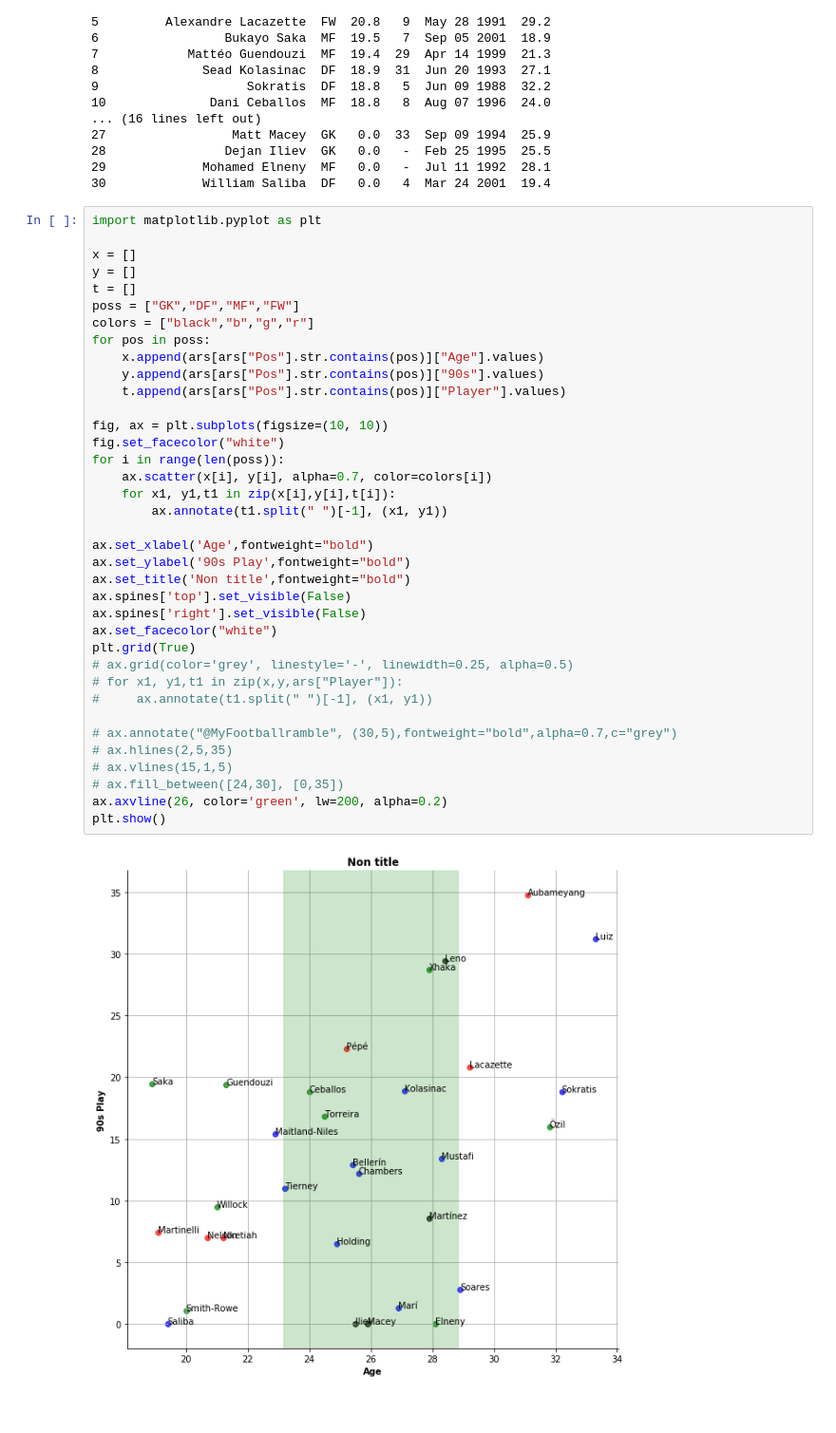
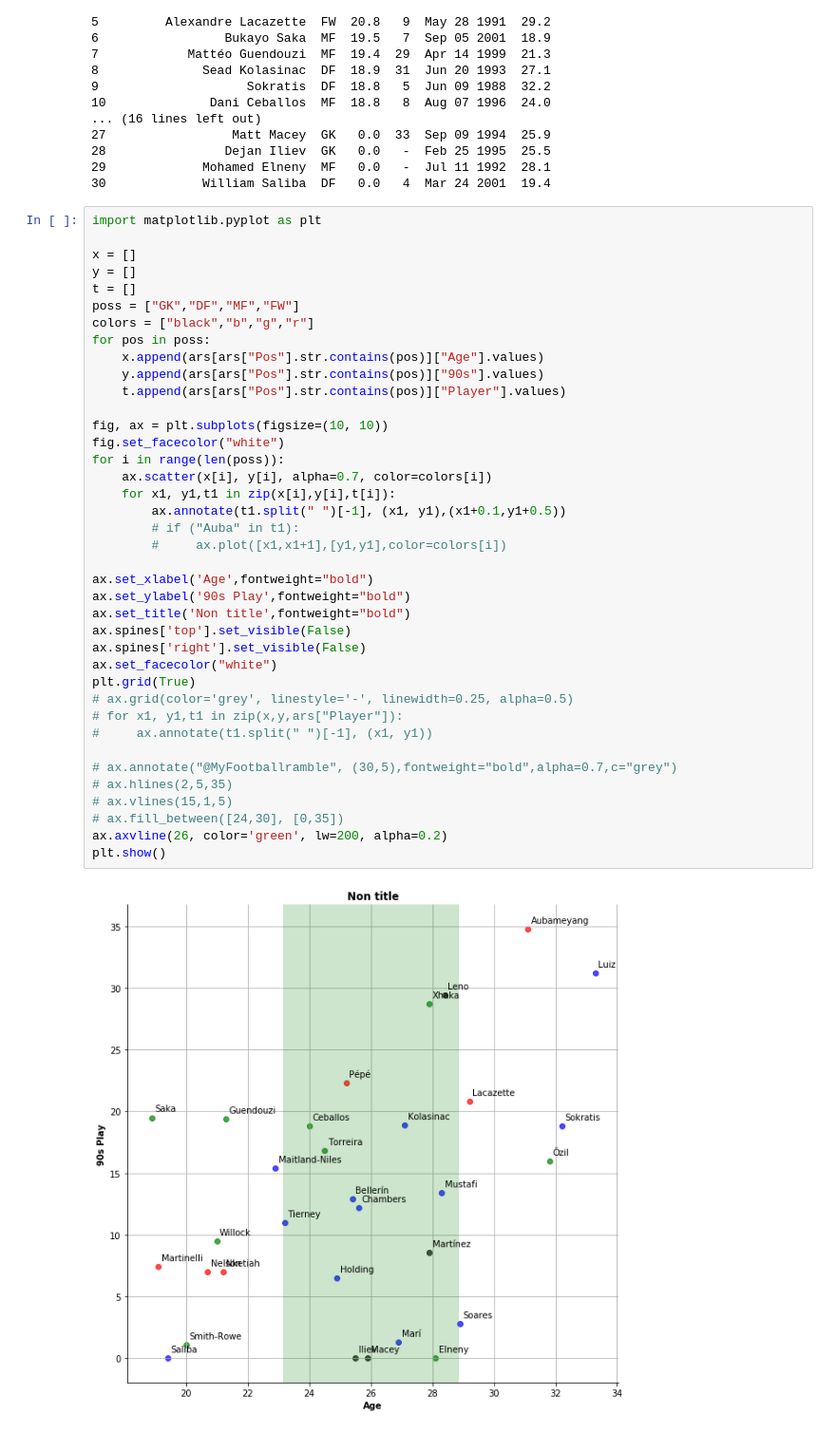
Before and after one commit to hellpoethero/FootballPython, a Jupyter notebook: ArsenalAge.ipynb, the cells around one changed output. Shown at 95% size. Drawn from its saved outputs; the diff is of its cells as text.

```diff
--- a/ArsenalAge.ipynb
+++ b/ArsenalAge.ipynb
@@ -81,32 +81,34 @@ poss = ["GK","DF","MF","FW"]
 colors = ["black","b","g","r"]
 for pos in poss:
     x.append(ars[ars["Pos"].str.contains(pos)]["Age"].values)
     y.append(ars[ars["Pos"].str.contains(pos)]["90s"].values)
     t.append(ars[ars["Pos"].str.contains(pos)]["Player"].values)
 
 fig, ax = plt.subplots(figsize=(10, 10))
 fig.set_facecolor("white")
 for i in range(len(poss)):
     ax.scatter(x[i], y[i], alpha=0.7, color=colors[i])
     for x1, y1,t1 in zip(x[i],y[i],t[i]):
-        ax.annotate(t1.split(" ")[-1], (x1, y1))
+        ax.annotate(t1.split(" ")[-1], (x1, y1),(x1+0.1,y1+0.5))
+        # if ("Auba" in t1):
+        #     ax.plot([x1,x1+1],[y1,y1],color=colors[i])
 
 ax.set_xlabel('Age',fontweight="bold")
 ax.set_ylabel('90s Play',fontweight="bold")
 ax.set_title('Non title',fontweight="bold")
 ax.spines['top'].set_visible(False)
 ax.spines['right'].set_visible(False)
 ax.set_facecolor("white")
 plt.grid(True)
 # ax.grid(color='grey', linestyle='-', linewidth=0.25, alpha=0.5)
 # for x1, y1,t1 in zip(x,y,ars["Player"]):
 #     ax.annotate(t1.split(" ")[-1], (x1, y1))
 
 # ax.annotate("@MyFootballramble", (30,5),fontweight="bold",alpha=0.7,c="grey")
 # ax.hlines(2,5,35)
 # ax.vlines(15,1,5)
 # ax.fill_between([24,30], [0,35])
 ax.axvline(26, color='green', lw=200, alpha=0.2)
 plt.show()
 # %% [output]
-[figure, old version]
+[figure, new version]
```
Also changed, not shown: 1 other file.
